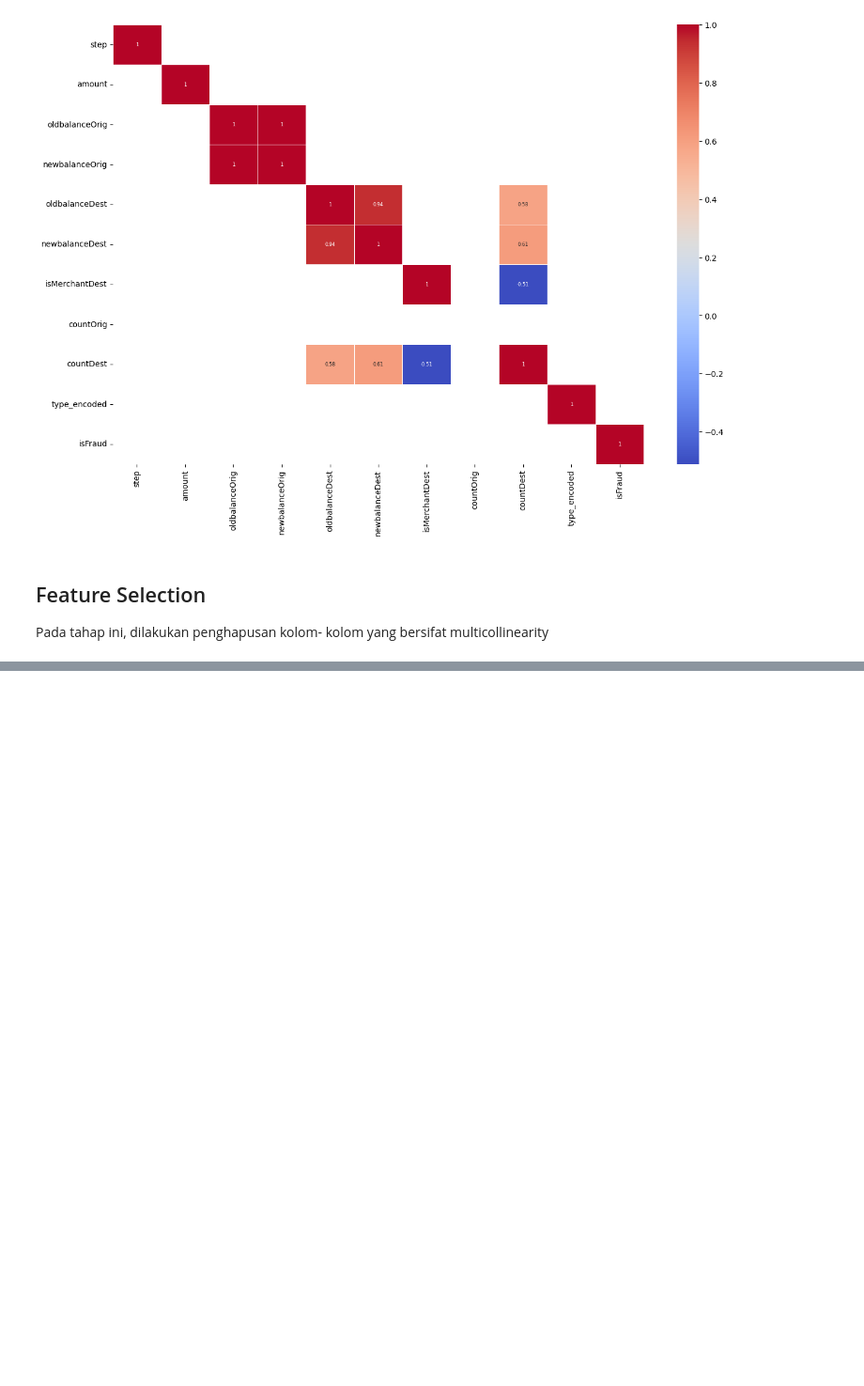
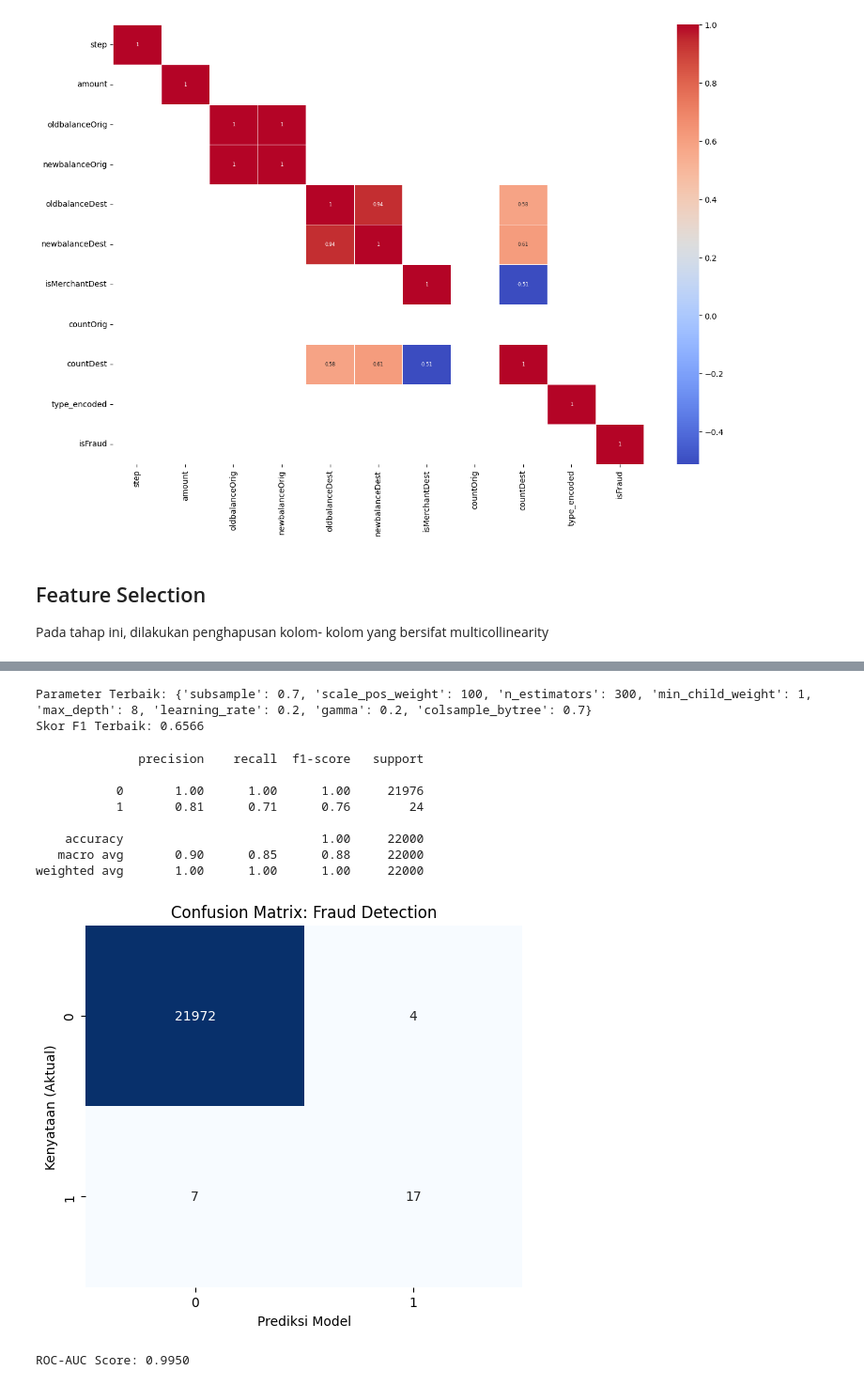
Before and after one commit to JayaWinata/Final-Project-PKA, a Jupyter notebook: notebooks/fraud_detection.ipynb, the cells around one changed output, grey strips where cells are left out. Shown: that part at 94% size. Cells and saved outputs as stored; diff of their text form; code cells hidden in the pictures; blank space fills up the shorter version.

Commit message:
feat: ML model training and evaluation

```diff
--- a/notebooks/fraud_detection.ipynb
+++ b/notebooks/fraud_detection.ipynb
@@ -247,0 +298,15 @@ df.to_csv('dataset/cleaned_Synthetic_Financial_datasets_log.csv')
+# %%
+xgb = XGBClassifier(random_state=42, n_jobs=-1, eval_metric='logloss')
+# %%
+random_search = RandomizedSearchCV(
+    estimator=xgb,
+    param_distributions=param_dist,
+    n_iter=20,
+    scoring='f1',
+    cv=skf,
+    verbose=2,
+    random_state=42,
+    n_jobs=-1
+)
+# %%
+random_search.fit(X_train, y_train)
@@ -247,0 +332,35 @@ df.to_csv('dataset/cleaned_Synthetic_Financial_datasets_log.csv')
+# %%
+# Menampilkan parameter terbaik
+print(f"Parameter Terbaik: {random_search.best_params_}")
+print(f"Skor F1 Terbaik: {random_search.best_score_:.4f}")
+
+# Ambil model terbaik untuk diproses lebih lanjut
+best_model = random_search.best_estimator_
+# %% [output]
+Parameter Terbaik: {'subsample': 0.7, 'scale_pos_weight': 100, 'n_estimators': 300, 'min_child_weight': 1, 'max_depth': 8, 'learning_rate': 0.2, 'gamma': 0.2, 'colsample_bytree': 0.7}
+Skor F1 Terbaik: 0.6566
+# %%
+# Prediksi data test
+y_pred = best_model.predict(X_test)
+
+# 1. Print Laporan Lengkap
+print(classification_report(y_test, y_pred))
+
+# 2. Visualisasi Confusion Matrix
+cm = confusion_matrix(y_test, y_pred)
+plt.figure(figsize=(6, 5))
+sns.heatmap(cm, annot=True, fmt='d', cmap='Blues', cbar=False)
+plt.xlabel('Prediksi Model')
+plt.ylabel('Kenyataan (Aktual)')
+plt.title('Confusion Matrix: Fraud Detection')
+plt.show()
+# %% [output]
+              precision    recall  f1-score   support
+
+           0       1.00      1.00      1.00     21976
+           1       0.81      0.71      0.76        24
+
+    accuracy                           1.00     22000
+   macro avg       0.90      0.85      0.88     22000
+weighted avg       1.00      1.00      1.00     22000
+[figure, added]
@@ -247,0 +369,5 @@ df.to_csv('dataset/cleaned_Synthetic_Financial_datasets_log.csv')
+# %%
+auc_score = roc_auc_score(y_test, y_pred_proba)
+print(f"ROC-AUC Score: {auc_score:.4f}")
+# %% [output]
+ROC-AUC Score: 0.9950
```
Also changed, not shown: parts of 13 cells of this notebook.
